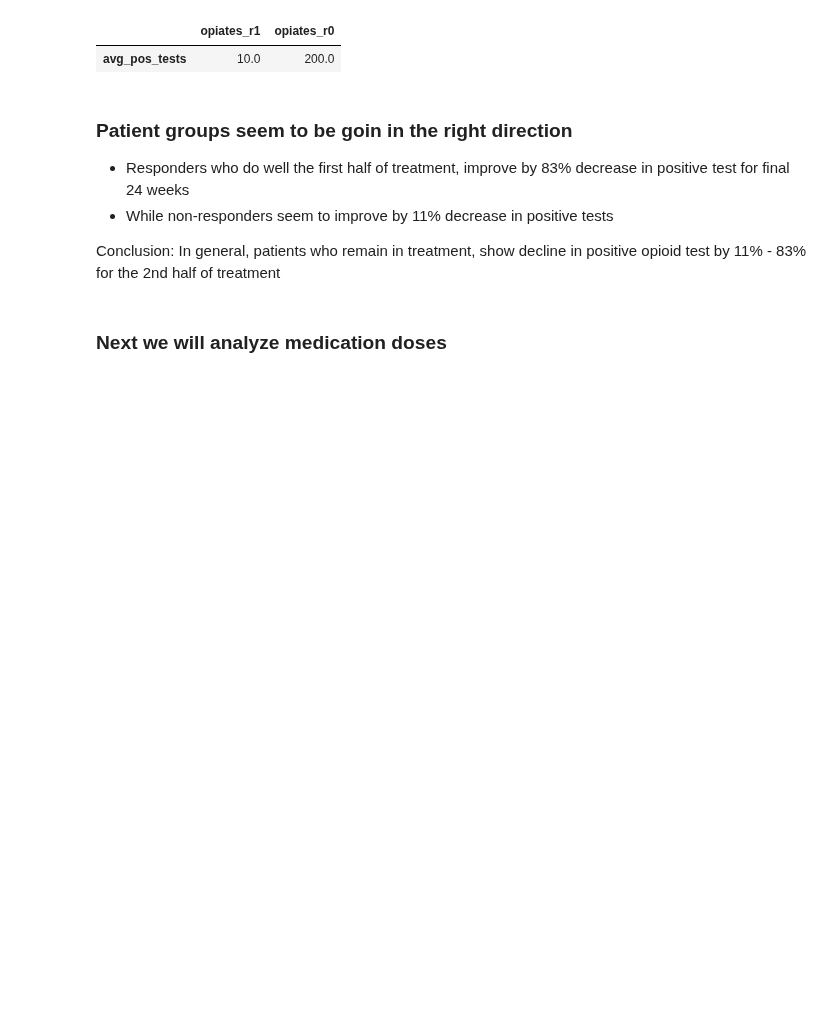
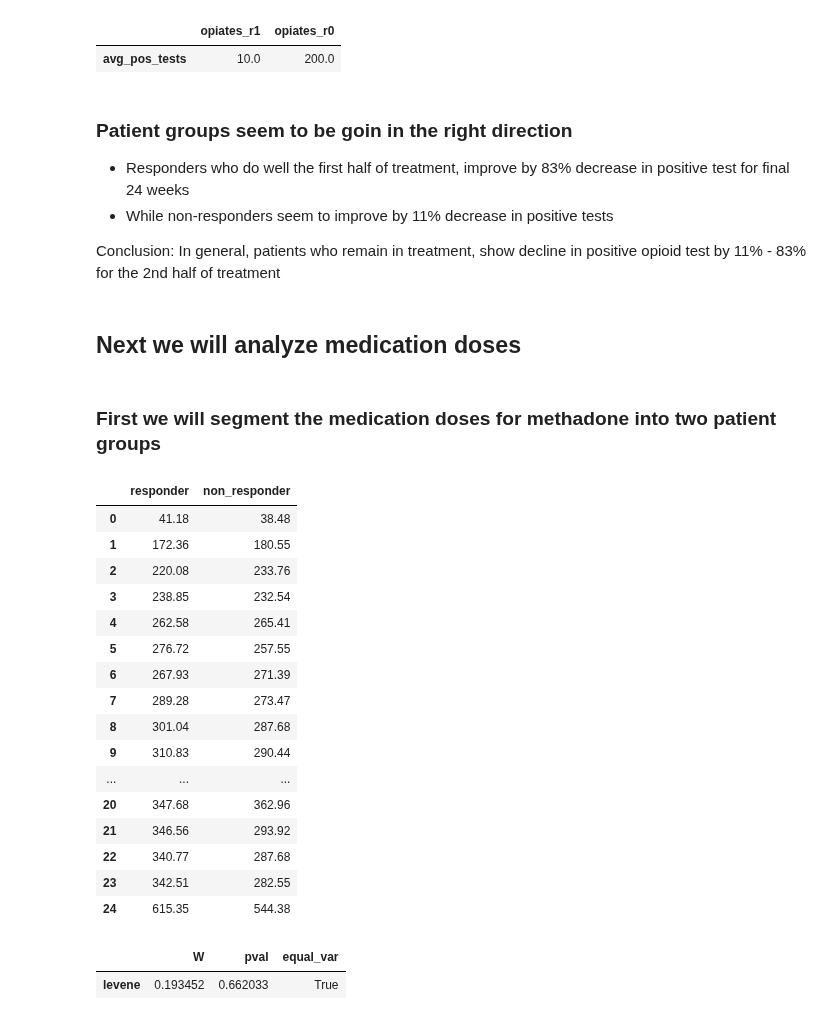
Before and after one commit to DanHerman212/oud_treatment_outcome, a Jupyter notebook: notebooks/2_exploratory_analysis.ipynb, the cells around one changed output. Drawn from its saved outputs; the diff is of its cells as text; code cells hidden in the pictures; blank space fills up the shorter version.

```diff
--- a/notebooks/2_exploratory_analysis.ipynb
+++ b/notebooks/2_exploratory_analysis.ipynb
@@ -572,4 +590,47 @@ opiates.iloc[12:,:].mean().to_frame().rename(columns={0:'avg_pos_tests'}).round(
 
 Conclusion: In general, patients who remain in treatment, show decline in positive opioid test by 11% - 83% for the 2nd half of treatment
 # %% [markdown]
-### Next we will analyze medication doses
+## Next we will analyze medication doses
+# %% [markdown]
+### First we will segment the medication doses for methadone into two patient groups
+# %%
+# create dataframe for med doses for each patient group
+
+# responder 1 patient group
+methadone_g1 = drug_test_df(group1, 'meds', 'methadone').round(2)
+
+# responder 0 patient group
+methadone_g0 = drug_test_df(group0, 'meds', 'methadone').round(2)
+
+# combine datasets for analysis
+diff = pd.concat([methadone_g1, methadone_g0], axis=1)
+
+# rename columns
+diff.columns = ['responder', 'non_responder']
+
+# sample of the data
+diff
+# %% [output]
+|  | responder | non_responder |
+| 0 | 41.18 | 38.48 |
+| 1 | 172.36 | 180.55 |
+| 2 | 220.08 | 233.76 |
+| 3 | 238.85 | 232.54 |
+| 4 | 262.58 | 265.41 |
+| 5 | 276.72 | 257.55 |
+| 6 | 267.93 | 271.39 |
+| 7 | 289.28 | 273.47 |
+| 8 | 301.04 | 287.68 |
+| 9 | 310.83 | 290.44 |
+| ... | ... | ... |
+| 20 | 347.68 | 362.96 |
+| 21 | 346.56 | 293.92 |
+| 22 | 340.77 | 287.68 |
+| 23 | 342.51 | 282.55 |
+| 24 | 615.35 | 544.38 |
+# %%
+# test for equal variance
+pg.homoscedasticity(diff)
+# %% [output]
+|  | W | pval | equal_var |
+| levene | 0.193452 | 0.662033 | True |
```
Also changed, not shown: parts of 29 cells of this notebook.
